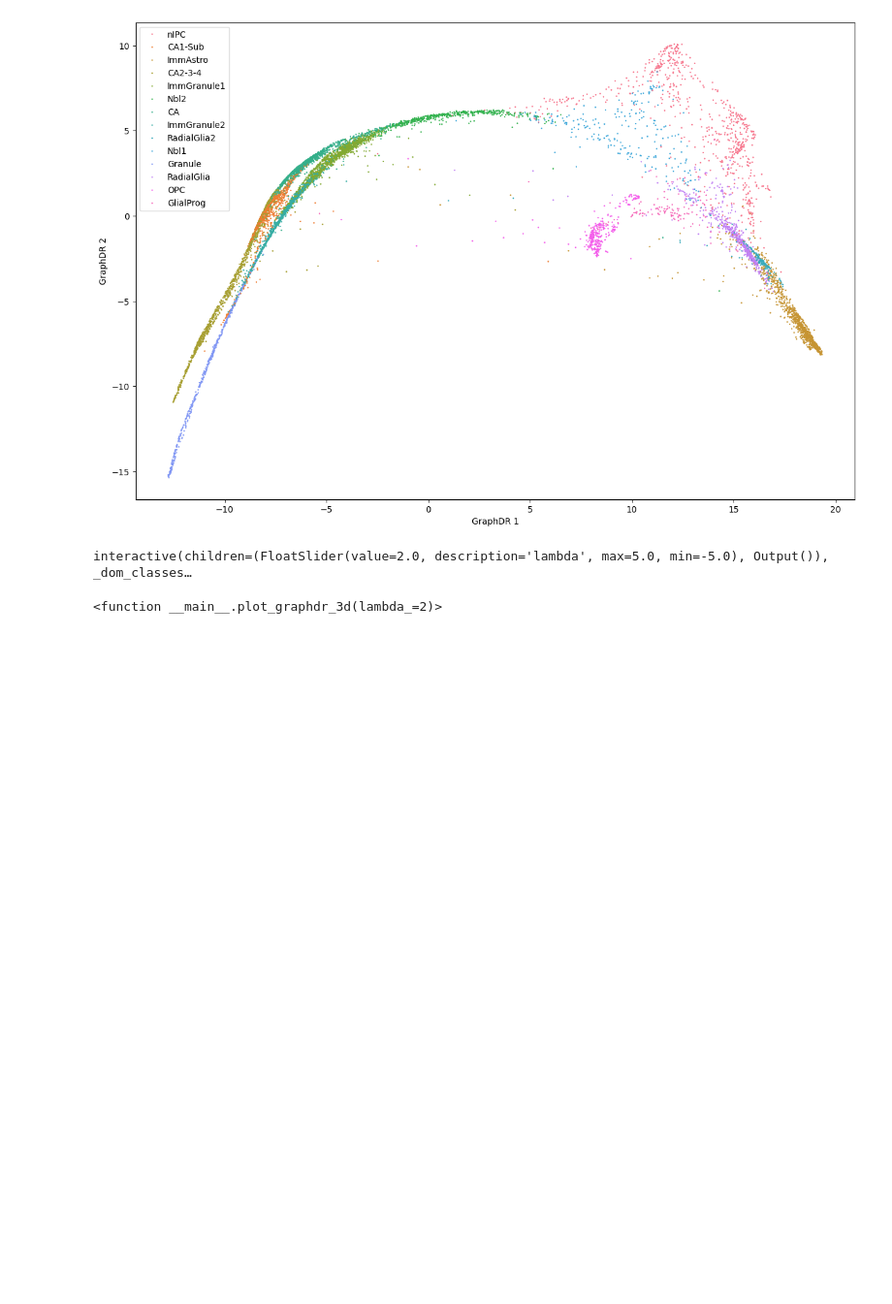
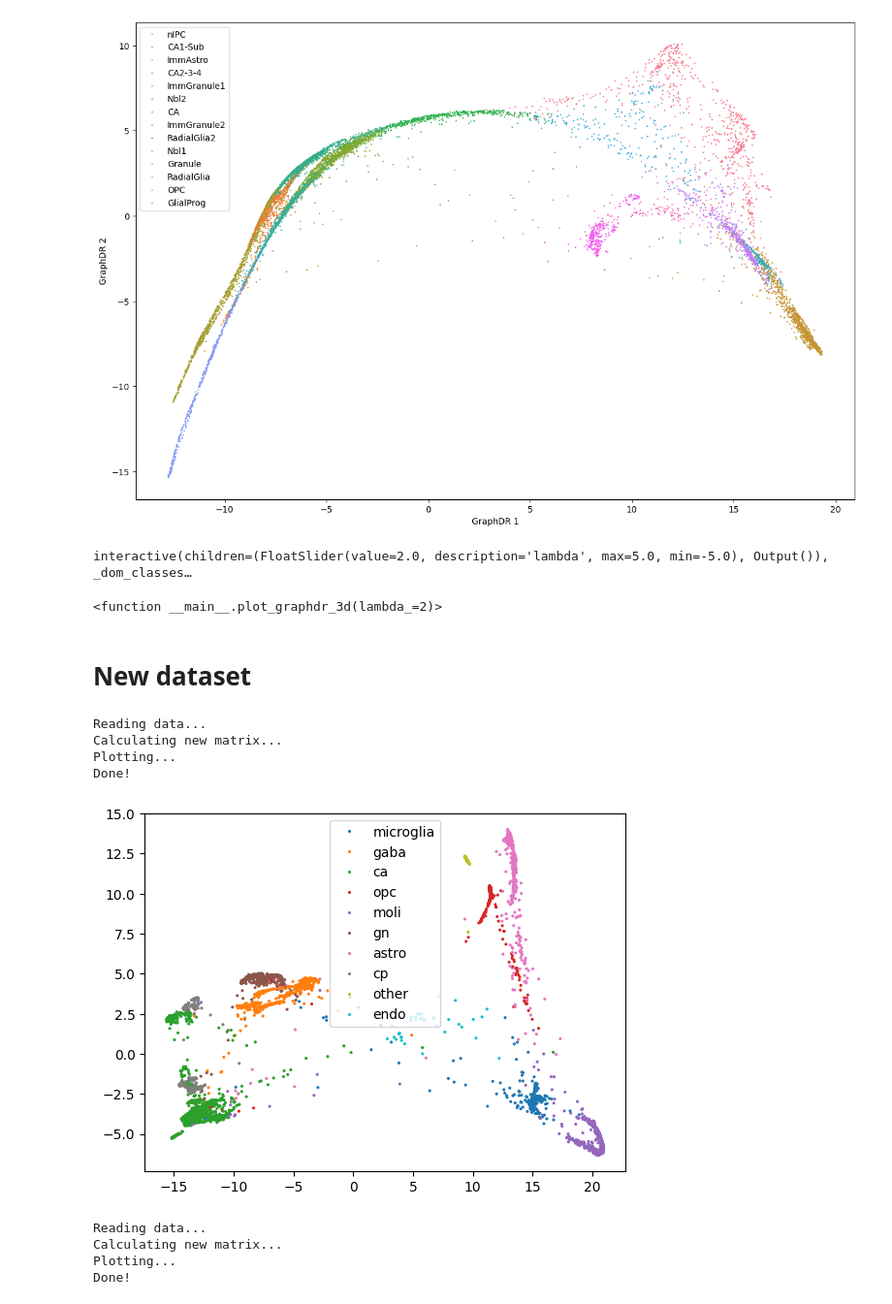
Before and after one commit to UTSW-Software-Engineering-Course-2025/Mod1_Taosha, a Jupyter notebook: GraphDR_viz.ipynb, the cells around one changed output. Shown at 97% size. Drawn from its saved outputs; the diff is of its cells as text; code cells hidden in the pictures; blank space fills up the shorter version.

```diff
--- a/GraphDR_viz.ipynb
+++ b/GraphDR_viz.ipynb
@@ -61,3 +63,5 @@ interact(
 # %% [output]
 interactive(children=(FloatSlider(value=2.0, description='lambda', max=5.0, min=-5.0), Output()), _dom_classes…
 <function __main__.plot_graphdr_3d(lambda_=2)>
+# %% [markdown]
+# New dataset
@@ -63,0 +89,25 @@ interactive(children=(FloatSlider(value=2.0, description='lambda', max=5.0, min=
+# %%
+Y, labels = wrap(data_name='customized',
+                 data_path='/Users/gaw/utsw/software_engineering/Module_1_materials/mod1/datasets/wang/counts.csv',
+                 label_path='/Users/gaw/utsw/software_engineering/Module_1_materials/mod1/datasets/wang/labels.npy',
+                 method='graphdr',
+                 plot_dim='2d',
+                 plot_savepath='output/wang_2d.png')
+# %% [output]
+Reading data...
+Calculating new matrix...
+Plotting...
+Done!
+[figure, added]
+# %%
+Y, labels = wrap(data_name='customized',
+                 data_path='/Users/gaw/utsw/software_engineering/Module_1_materials/mod1/datasets/wang/counts.csv',
+                 label_path='/Users/gaw/utsw/software_engineering/Module_1_materials/mod1/datasets/wang/labels.npy',
+                 method='graphdr',
+                 plot_dim='3d',
+                 plot_savepath='output/wang_3d.png')
+# %% [output]
+Reading data...
+Calculating new matrix...
+Plotting...
+Done!
```
Also changed, not shown: parts of 4 cells of this notebook.
